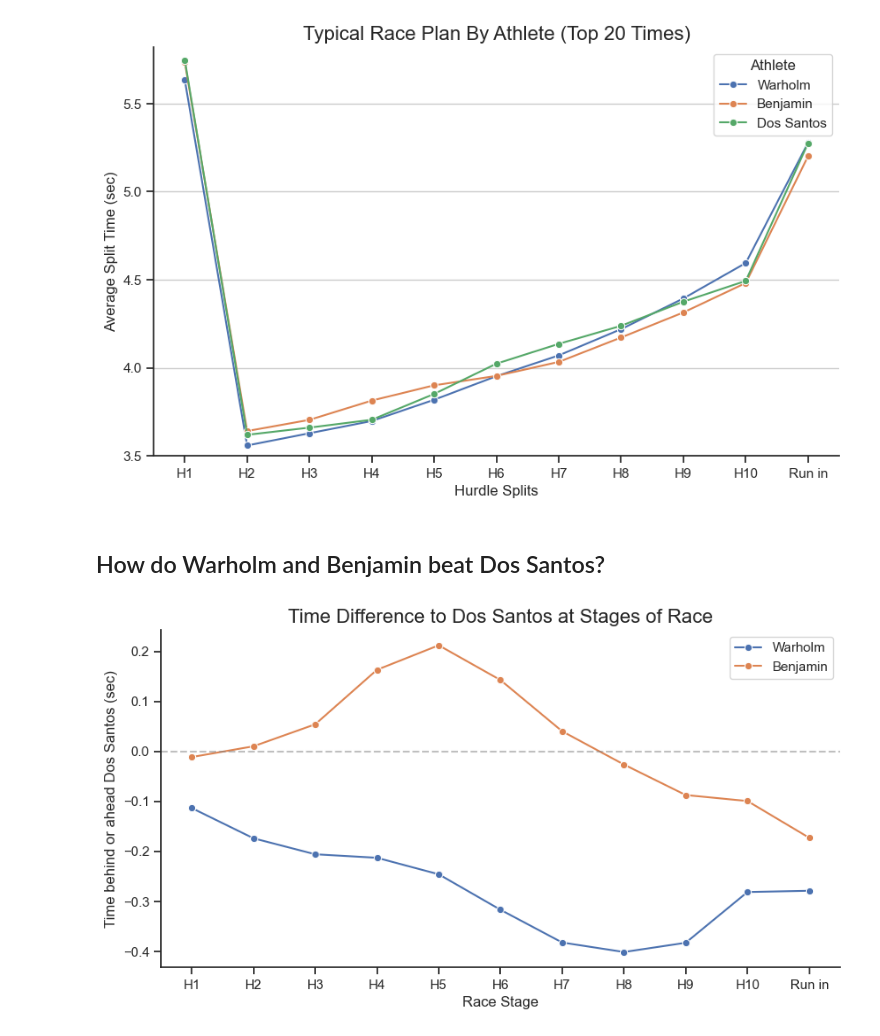
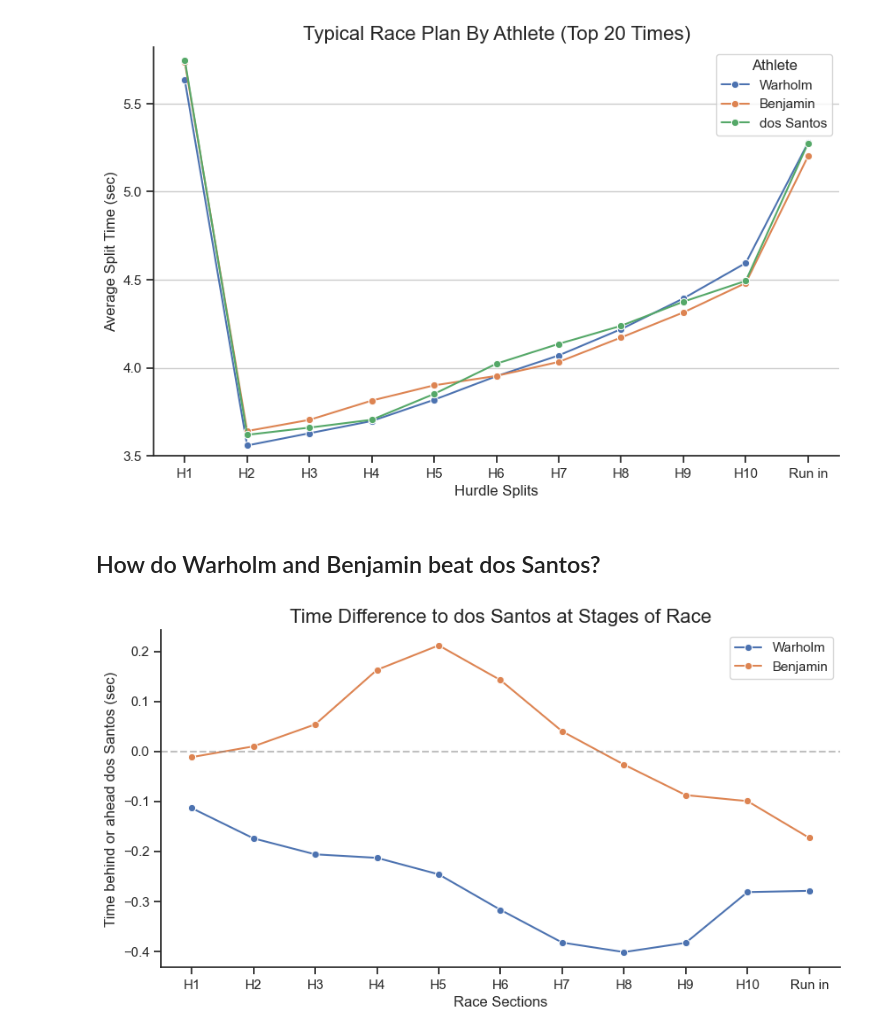
Before and after one commit to emeraldEAGLE888/Hurdles_Analysis, a Jupyter notebook: Analyses/RaceStrategies.ipynb, the cells around one changed output. Cells and saved outputs as stored; diff of their text form; code cells hidden in the pictures.

```diff
--- a/Analyses/RaceStrategies.ipynb
+++ b/Analyses/RaceStrategies.ipynb
@@ -25,13 +25,13 @@ df_dossantos_c = pd.read_excel(xlsx, sheet_name='DS_Cumulative')
 
 df_w_splits = df_warholm_s.copy().assign(Athlete='Warholm')
 df_b_splits = df_benjamin_s.copy().assign(Athlete='Benjamin')
-df_ds_splits = df_dossantos_s.copy().assign(Athlete='Dos Santos')
+df_ds_splits = df_dossantos_s.copy().assign(Athlete='dos Santos')
 df_splits = pd.concat([df_w_splits,df_b_splits,df_ds_splits],axis=0)
 df_splits = df_splits.sort_values(by='Time')
 
 # Setting Up
 
-athlete_order = ['Warholm','Benjamin','Dos Santos']
+athlete_order = ['Warholm','Benjamin','dos Santos']
 
 all_columns = ['H1','H2','H3','H4','H5','H6','H7','H8','H9','H10','Run in']
 start_phase_columns = ['H1','H2','H3','H4']
@@ -70,44 +70,44 @@ plt.show()
 # %% [output]
 [figure]
 # %% [markdown]
-## How do Warholm and Benjamin beat Dos Santos?
+## How do Warholm and Benjamin beat dos Santos?
 # %%
 df_w_cumulatives = df_warholm_c.copy().assign(Athlete='Warholm')
 df_b_cumulatives = df_benjamin_c.copy().assign(Athlete='Benjamin')
-df_ds_cumulatives = df_dossantos_c.copy().assign(Athlete='Dos Santos')
+df_ds_cumulatives = df_dossantos_c.copy().assign(Athlete='dos Santos')
 
 df_w_splits_top20_c = df_w_cumulatives.head(20).assign(Athlete='Warholm')
 df_b_splits_top20_c = df_b_cumulatives.head(20).assign(Athlete='Benjamin')
-df_ds_splits_top20_c = df_ds_cumulatives.head(20).assign(Athlete='Dos Santos')
+df_ds_splits_top20_c = df_ds_cumulatives.head(20).assign(Athlete='dos Santos')
 df_splits_top20_c = pd.concat([df_w_splits_top20_c,df_b_splits_top20_c,df_ds_splits_top20_c],axis=0)
 df_splits_top20_c = df_splits_top20_c.sort_values(by='Time')
 
 avg_profiles_c = df_splits_top20_c.groupby('Athlete')[all_columns].mean()
 avg_profiles_c = avg_profiles_c.reset_index().melt(
     id_vars='Athlete',
     var_name='Split',
     value_name='Average Time'
 )
 
 avg_profiles_c_pivot = avg_profiles_c.pivot(index='Split',columns='Athlete',values='Average Time').reset_index()
-avg_profiles_c_pivot['Warholm'] = avg_profiles_c_pivot['Warholm']-avg_profiles_c_pivot['Dos Santos']
-avg_profiles_c_pivot['Benjamin'] = avg_profiles_c_pivot['Benjamin']-avg_profiles_c_pivot['Dos Santos']
+avg_profiles_c_pivot['Warholm'] = avg_profiles_c_pivot['Warholm']-avg_profiles_c_pivot['dos Santos']
+avg_profiles_c_pivot['Benjamin'] = avg_profiles_c_pivot['Benjamin']-avg_profiles_c_pivot['dos Santos']
 avg_profiles_b_gaps = avg_profiles_c_pivot[['Split','Warholm','Benjamin']].melt(
     id_vars='Split',
     var_name='Athlete',
-    value_name='Time to Dos Santos (sec)'
+    value_name='Time to dos Santos (sec)'
 )
 avg_profiles_b_gaps['Split'] = pd.Categorical(avg_profiles_b_gaps['Split'], categories=all_columns,ordered=True)
 
 fig, ax = plt.subplots(figsize=(10,5))
-sns.lineplot(data=avg_profiles_b_gaps,x='Split',y='Time to Dos Santos (sec)',hue='Athlete',hue_order=athlete_order,marker='o')
+sns.lineplot(data=avg_profiles_b_gaps,x='Split',y='Time to dos Santos (sec)',hue='Athlete',hue_order=athlete_order,marker='o')
 sns.despine()
 plt.axhline(0,color='gray',alpha=0.5,linestyle='--')
-plt.xlabel('Race Stage')
-plt.title('Time Difference to Dos Santos at Stages of Race',fontsize=16)
-plt.ylabel('Time behind or ahead Dos Santos (sec)')
+plt.xlabel('Race Sections')
+plt.title('Time Difference to dos Santos at Stages of Race',fontsize=16)
+plt.ylabel('Time behind or ahead dos Santos (sec)')
 h, l = ax.get_legend_handles_labels()
 ax.legend(h[0:2],l[0:2])
 plt.show()
 # %% [output]
-[figure, old version]
+[figure, new version]
```
Also changed, not shown: parts of 1 cell of this notebook, 4 other files.
